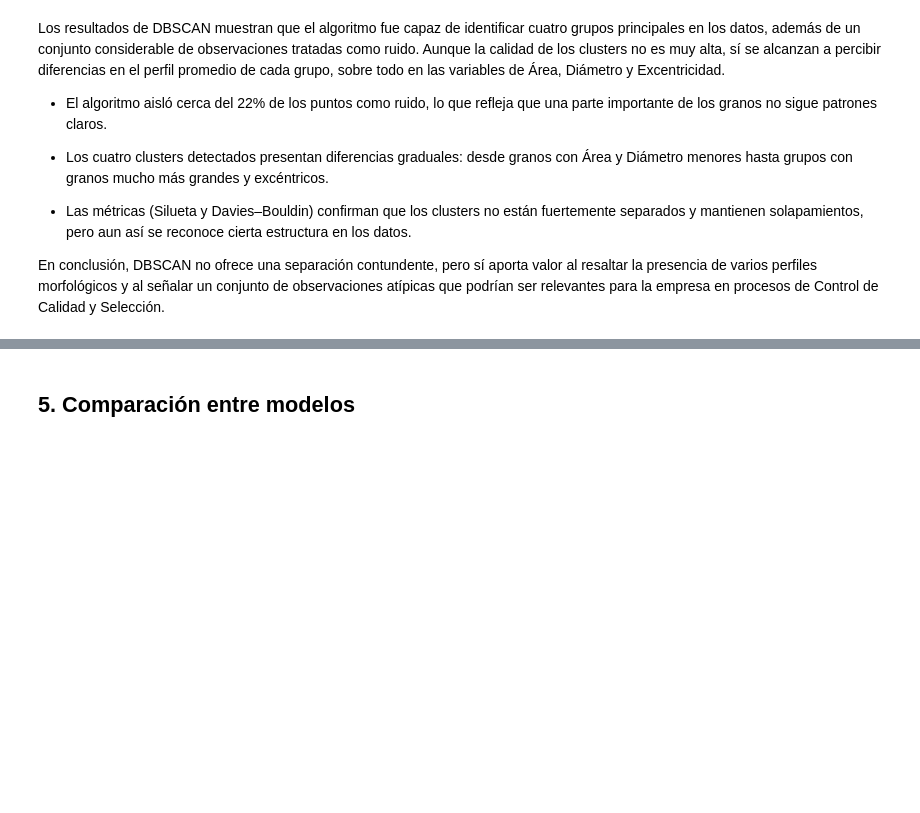
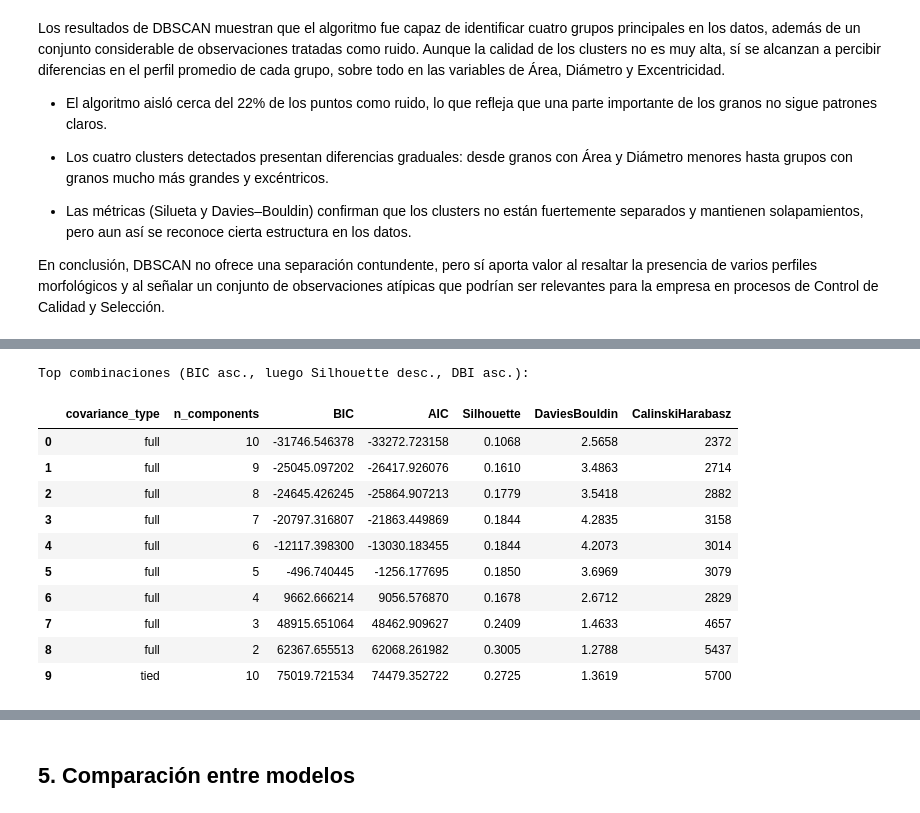
Before and after one commit to carvafel/Laboratorio-2, a Jupyter notebook: Lab2.ipynb, the cells around one changed output, grey strips where cells are left out. Drawn from its saved outputs; the diff is of its cells as text; code cells hidden in the pictures; blank space fills up the shorter version.

```diff
--- a/Lab2.ipynb
+++ b/Lab2.ipynb
@@ -1198,0 +1279,41 @@ En conclusión, DBSCAN no ofrece una separación contundente, pero sí aporta va
+# %%
+from sklearn.metrics import silhouette_score, davies_bouldin_score, calinski_harabasz_score
+import numpy as np, pandas as pd
+
+rows = []
+for cov in cov_types:
+    for k in n_components_range:
+        gm = GaussianMixture(n_components=k, covariance_type=cov, random_state=42,
+                             reg_covar=1e-6, init_params="kmeans", max_iter=300)
+        labels = gm.fit_predict(X_scaled)
+        if len(np.unique(labels)) >= 2:
+            sil = silhouette_score(X_scaled, labels)
+            dbi = davies_bouldin_score(X_scaled, labels)
+            ch  = calinski_harabasz_score(X_scaled, labels)
+        else:
+            sil, dbi, ch = np.nan, np.nan, np.nan
+        rows.append({
+            "covariance_type": cov, "n_components": k,
+            "BIC": gm.bic(X_scaled), "AIC": gm.aic(X_scaled),
+            "Silhouette": None if np.isnan(sil) else round(sil, 4),
+            "DaviesBouldin": None if np.isnan(dbi) else round(dbi, 4),
+            "CalinskiHarabasz": None if np.isnan(ch) else int(ch)
+        })
+res_gmm = pd.DataFrame(rows).sort_values(
+    by=["BIC","Silhouette","DaviesBouldin"], ascending=[True, False, True]
+).reset_index(drop=True)
+print("Top combinaciones (BIC asc., luego Silhouette desc., DBI asc.):")
+display(res_gmm.head(10))
+# %% [output]
+Top combinaciones (BIC asc., luego Silhouette desc., DBI asc.):
+|  | covariance_type | n_components | BIC | AIC | Silhouette | DaviesBouldin | CalinskiHarabasz |
+| 0 | full | 10 | -31746.546378 | -33272.723158 | 0.1068 | 2.5658 | 2372 |
+| 1 | full | 9 | -25045.097202 | -26417.926076 | 0.1610 | 3.4863 | 2714 |
+| 2 | full | 8 | -24645.426245 | -25864.907213 | 0.1779 | 3.5418 | 2882 |
+| 3 | full | 7 | -20797.316807 | -21863.449869 | 0.1844 | 4.2835 | 3158 |
+| 4 | full | 6 | -12117.398300 | -13030.183455 | 0.1844 | 4.2073 | 3014 |
+| 5 | full | 5 | -496.740445 | -1256.177695 | 0.1850 | 3.6969 | 3079 |
+| 6 | full | 4 | 9662.666214 | 9056.576870 | 0.1678 | 2.6712 | 2829 |
+| 7 | full | 3 | 48915.651064 | 48462.909627 | 0.2409 | 1.4633 | 4657 |
+| 8 | full | 2 | 62367.655513 | 62068.261982 | 0.3005 | 1.2788 | 5437 |
+| 9 | tied | 10 | 75019.721534 | 74479.352722 | 0.2725 | 1.3619 | 5700 |
```
Also changed, not shown: parts of 21 cells of this notebook, 2 other files.
